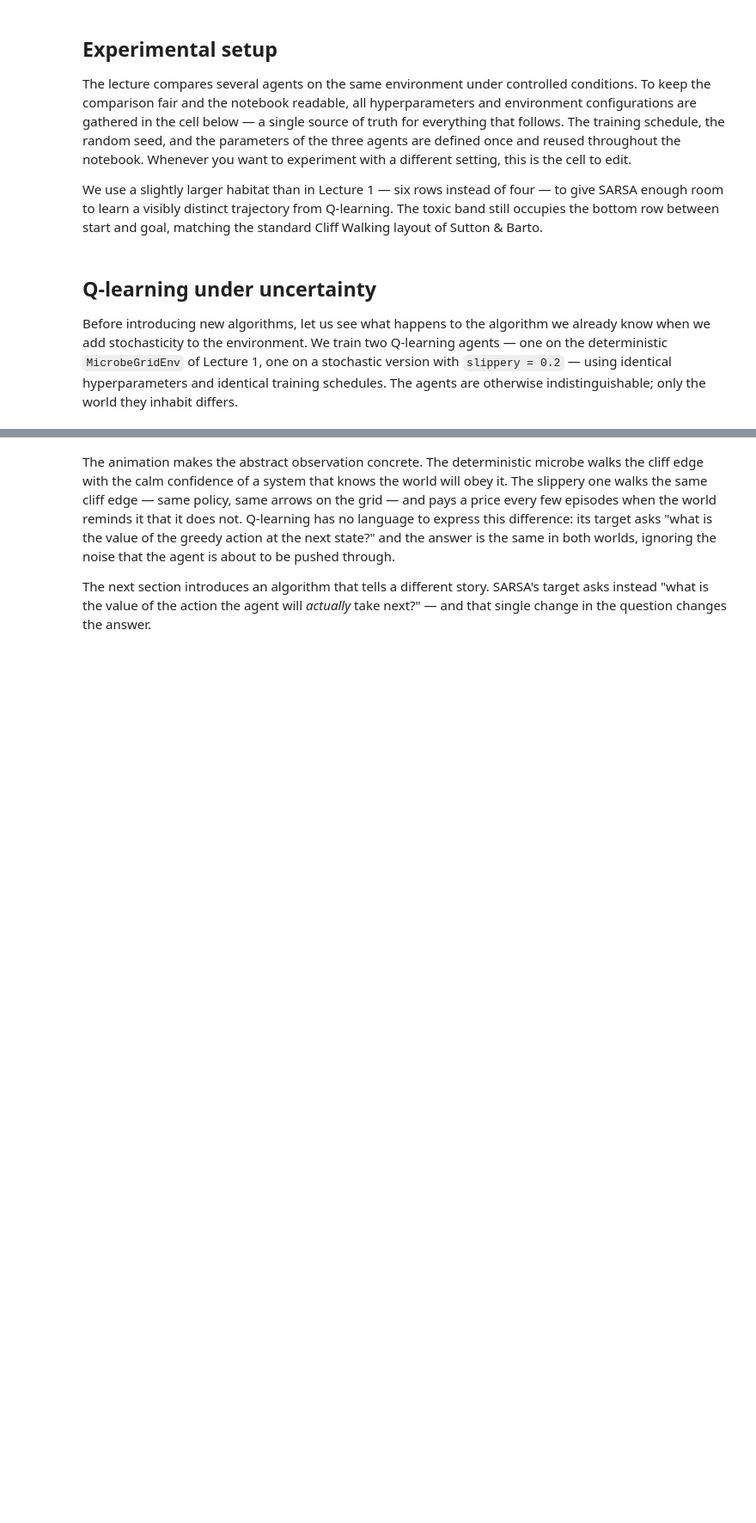
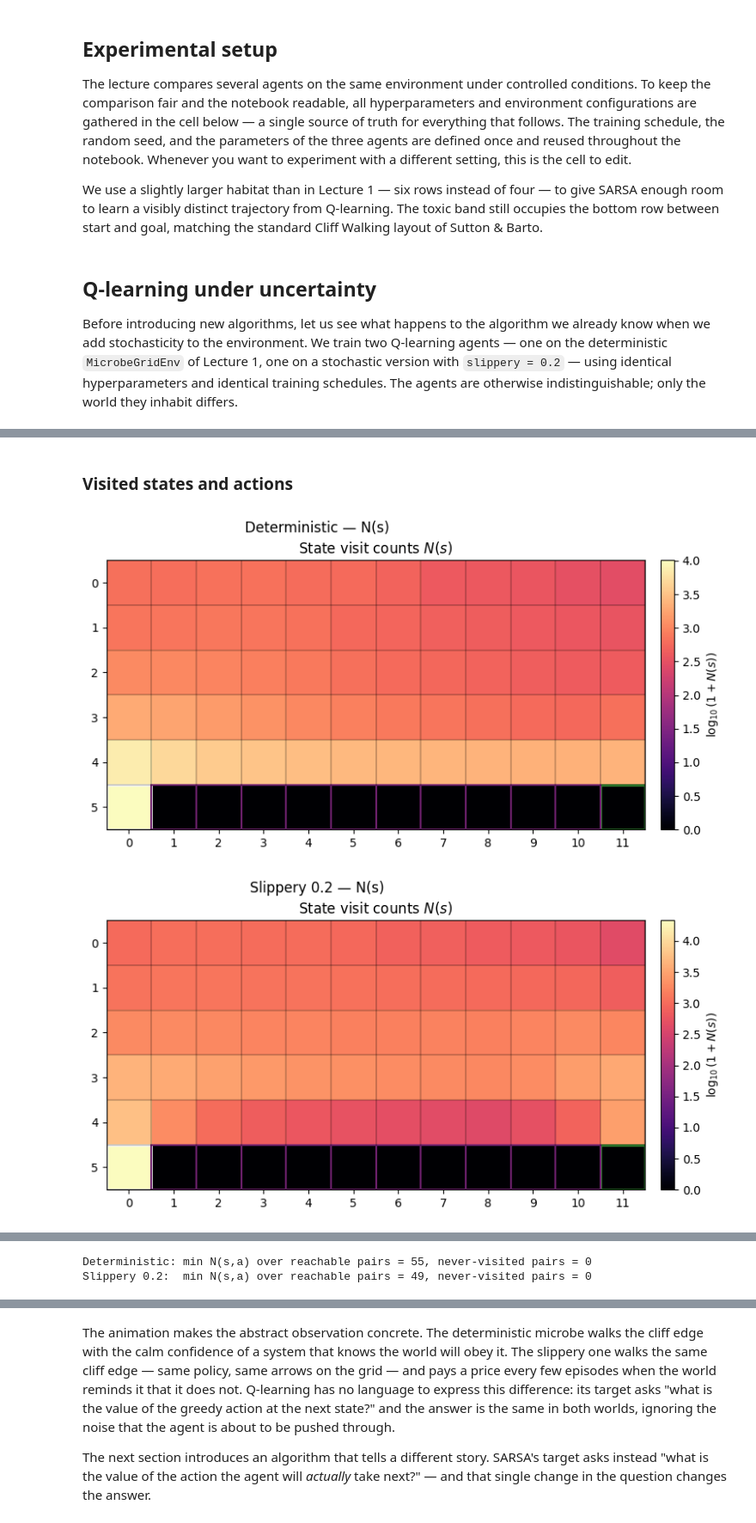
Before and after one commit to afflint/rlcoding, a Jupyter notebook: 2025-26/lecture_02_sarsa_montecarlo.ipynb, the cells around one changed output, grey strips where cells are left out. Shown at 86% size. Cells and saved outputs as stored; diff of their text form; code cells hidden in the pictures; blank space fills up the shorter version.

```diff
--- a/2025-26/lecture_02_sarsa_montecarlo.ipynb
+++ b/2025-26/lecture_02_sarsa_montecarlo.ipynb
@@ -188,0 +200,49 @@ plt.show()
+# %% [markdown]
+### Visited states and actions
+# %%
+from rlc.utils.plotting import plot_state_visits, plot_state_action_visits
+
+# Get the inner MicrobeGridEnv for layout (env_q_det is the wrapper).
+inner_det = env_q_det.unwrapped
+inner_slip = env_q_slip.unwrapped
+
+# State visits
+fig = plot_state_visits(env_q_det.state_action_counts, inner_det)
+fig.suptitle("Deterministic — N(s)", y=1.02)
+plt.show()
+
+fig = plot_state_visits(env_q_slip.state_action_counts, inner_slip)
+fig.suptitle("Slippery 0.2 — N(s)", y=1.02)
+plt.show()
+
+# State-action visits
+fig = plot_state_action_visits(env_q_det.state_action_counts, inner_det)
+fig.suptitle("Deterministic — N(s, a)", y=1.02)
+plt.show()
+
+fig = plot_state_action_visits(env_q_slip.state_action_counts, inner_slip)
+fig.suptitle("Slippery 0.2 — N(s, a)", y=1.02)
+plt.show()
+
+# Diagnostic: minimum visit count over all (s, a) reachable.
+def min_visit_diag(counts: np.ndarray, env: "MicrobeGridEnv") -> tuple[int, int]:
+    """Return (min count over reachable (s,a), number of (s,a) never visited)."""
+    H, W = env.height, env.width
+    reachable_mask = np.ones((H, W), dtype=bool)
+    for (r, c) in env.toxic_cells:
+        reachable_mask[r, c] = False
+    gr, gc = env.goal_pos
+    reachable_mask[gr, gc] = False  # goal is terminal: no action ever taken from it
+    reachable_states = np.flatnonzero(reachable_mask.ravel())
+    sub = counts[reachable_states]
+    return int(sub.min()), int((sub == 0).sum())
+
+m_det, z_det = min_visit_diag(env_q_det.state_action_counts, inner_det)
+m_slip, z_slip = min_visit_diag(env_q_slip.state_action_counts, inner_slip)
+print(f"Deterministic: min N(s,a) over reachable pairs = {m_det}, "
+      f"never-visited pairs = {z_det}")
+print(f"Slippery 0.2:  min N(s,a) over reachable pairs = {m_slip}, "
+      f"never-visited pairs = {z_slip}")
+# %% [output]
+[figure, added]
+[figure, added]
@@ -189,3 +251,5 @@ plt.show()
+Deterministic: min N(s,a) over reachable pairs = 55, never-visited pairs = 0
+Slippery 0.2:  min N(s,a) over reachable pairs = 49, never-visited pairs = 0
 # %%
 def show_two_frames(frame_left, title_left, frame_right, title_right):
     fig, axes = plt.subplots(1, 2, figsize=(14, 4))
```
Also changed, not shown: parts of 30 cells of this notebook, 6 other files.
